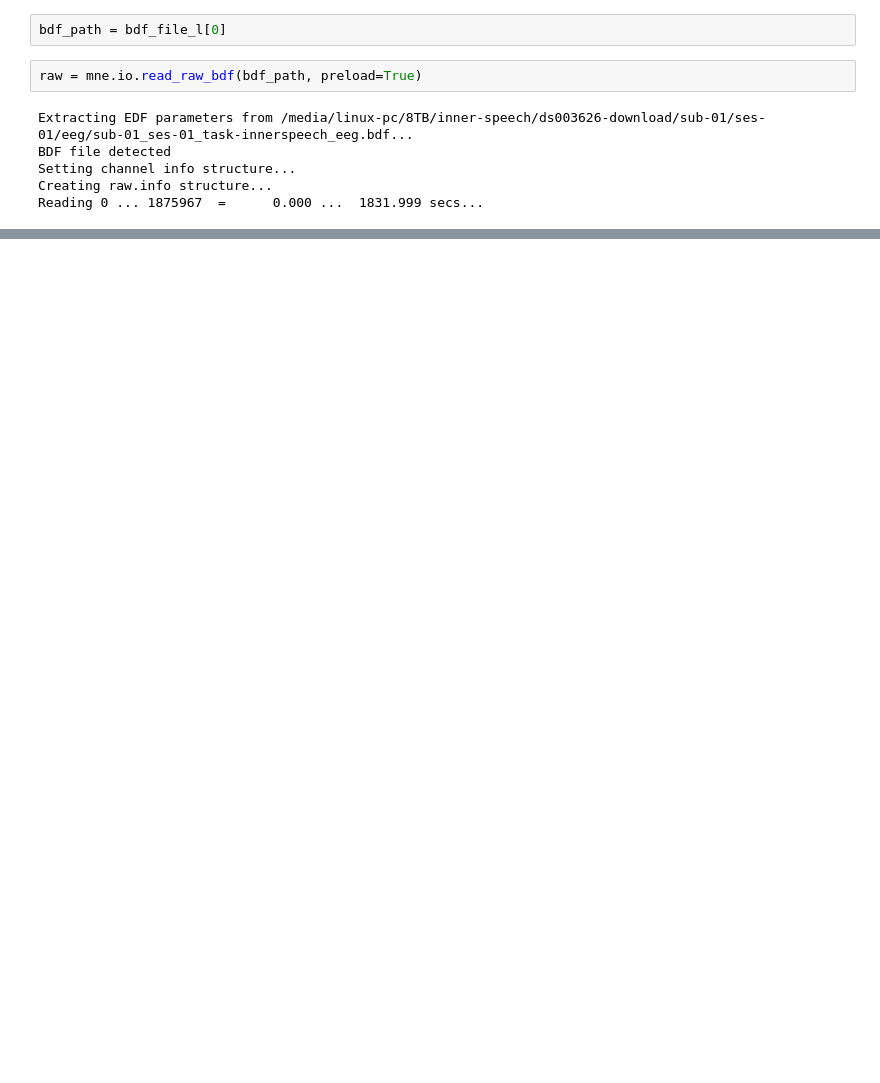
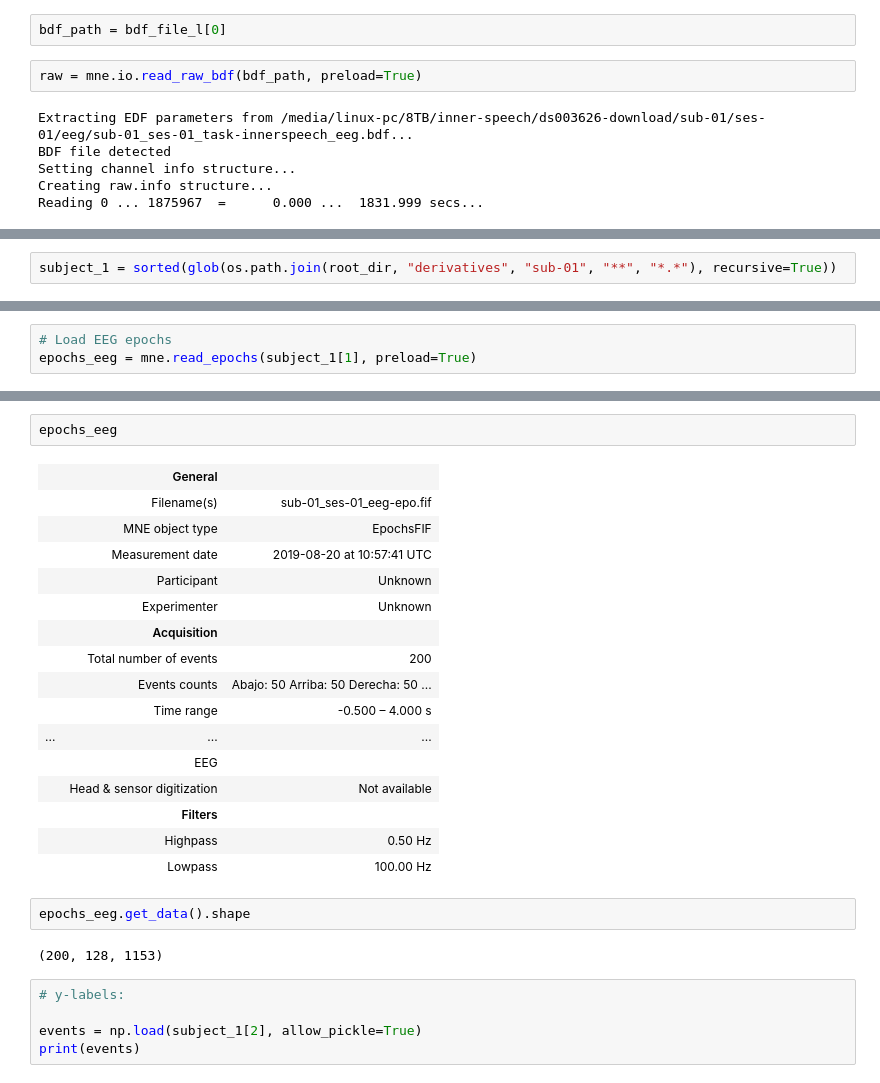
Before and after one commit to efwoods/Inner-Speech, a Jupyter notebook: data_analysis.ipynb, the cells around one changed output, grey strips where cells are left out. Cells and saved outputs as stored; diff of their text form; blank space fills up the shorter version.

```diff
--- a/data_analysis.ipynb
+++ b/data_analysis.ipynb
@@ -37,0 +224,2 @@ Reading 0 ... 1875967  =      0.000 ...  1831.999 secs...
+# %%
+subject_1 = sorted(glob(os.path.join(root_dir, "derivatives", "sub-01", "**", "*.*"), recursive=True))
@@ -37,0 +264,3 @@ Reading 0 ... 1875967  =      0.000 ...  1831.999 secs...
+# %%
+# Load EEG epochs
+epochs_eeg = mne.read_epochs(subject_1[1], preload=True)
@@ -37,0 +277,28 @@ Reading 0 ... 1875967  =      0.000 ...  1831.999 secs...
+# %%
+epochs_eeg
+# %% [output]
+|  | General |  |
+|  | Filename(s) | sub-01_ses-01_eeg-epo.fif |
+|  | MNE object type | EpochsFIF |
+|  | Measurement date | 2019-08-20 at 10:57:41 UTC |
+|  | Participant | Unknown |
+|  | Experimenter | Unknown |
+|  | Acquisition |  |
+|  | Total number of events | 200 |
+|  | Events counts | Abajo: 50 Arriba: 50 Derecha: 50 ... |
+|  | Time range | -0.500 – 4.000 s |
+| ... | ... | ... |
+|  | EEG |  |
+|  | Head & sensor digitization | Not available |
+|  | Filters |  |
+|  | Highpass | 0.50 Hz |
+|  | Lowpass | 100.00 Hz |
+# %%
+epochs_eeg.get_data().shape
+# %% [output]
+(200, 128, 1153)
+# %%
+# y-labels:
+
+events = np.load(subject_1[2], allow_pickle=True)
+print(events)
```
Also changed, not shown: parts of 45 cells of this notebook, 3 other files.
